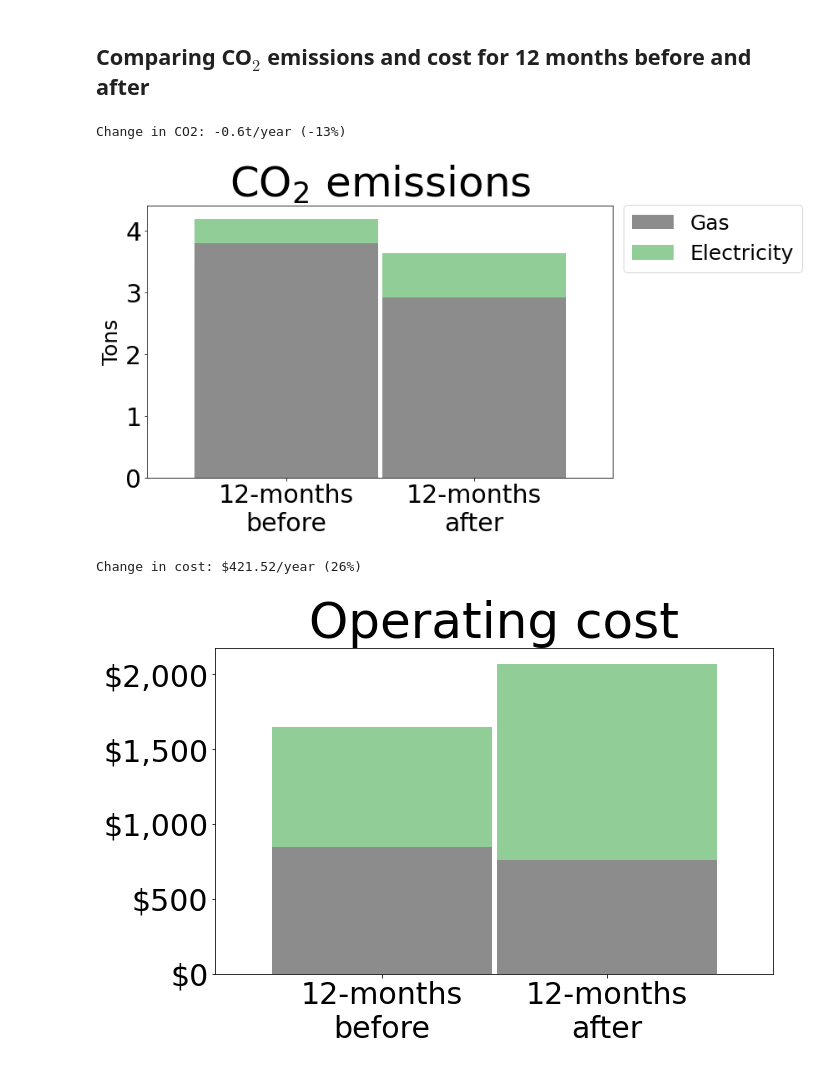
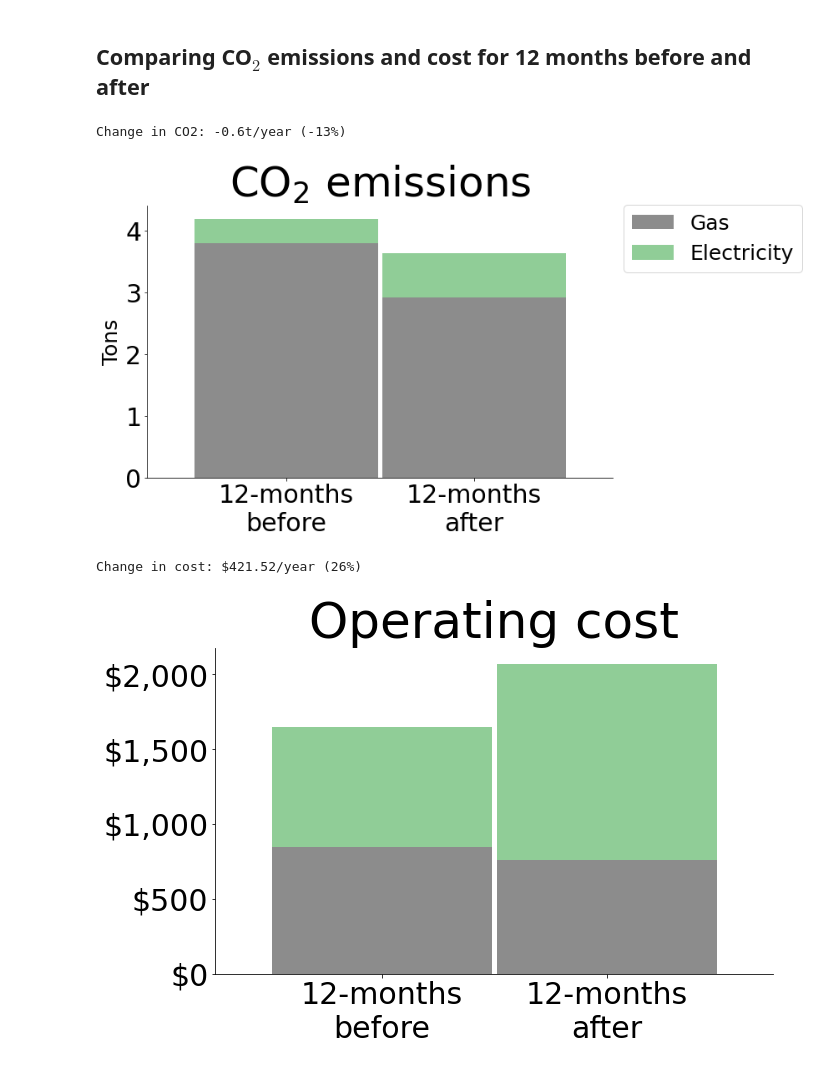
Before and after one commit to ryanfobel/utility-bill-scraper, a Jupyter notebook: notebooks/features/case_study.ipynb, the cells around one changed output. Saved outputs shown, nothing was run; the diff lists cells and outputs as text; code cells hidden in the pictures.

Commit message:
Fix figure borders on Colab

```diff
--- a/notebooks/features/case_study.ipynb
+++ b/notebooks/features/case_study.ipynb
@@ -323,6 +340,9 @@ print("Change in CO2: %.1ft/year (%.0f%%)" % (change_tco2,
 )
 plt.yticks(range(5))
 plt.ylabel("Tons", fontsize=25)
+ax = plt.gca()
+ax.spines["right"].set_visible(False)
+ax.spines["top"].set_visible(False)
 plt.savefig(
     os.path.join("images", "compare_emissions.svg"),
     bbox_inches=bbox_inches,
@@ -331,38 +351,41 @@ plt.savefig(
 )
 # %% [output]
 Change in CO2: -0.6t/year (-13%)
-[figure, old version]
+[figure, new version]
 # %%
 comparison = cost.iloc[before_idx[-12:] + after_idx[:12]].copy()
 comparison["Total"] = comparison["Gas"] + comparison["Electricity"]
 comparison["Period"] = ["12-months\nbefore"]*12 + ["12-months\nafter"]*12
 comparison.drop(columns="year", inplace=True)
 comparison.groupby("Period").sum().sort_index(ascending=False)[["Gas", "Electricity"]].plot.bar(
     width=.98,
     stacked=True,
     color=["#8c8c8c", "#90cd97"],
     fontsize=30,
     figsize=(10, 6),
     legend=None,
 )
 plt.xticks(rotation=0)
 #plt.legend(bbox_to_anchor=(1, 1.04), fontsize=25)
 plt.title("Operating cost", fontsize=50)
 plt.xlabel("")
 plt.yticks(np.arange(0, 2500, step=500),
     ["${:,}".format(tic) for tic in np.arange(0, 2500, step=500)],
     fontsize=30,
 );
 change_cost = np.diff(comparison.groupby("Period").sum()["Total"].sort_index(ascending=False))[0]
 print("Change in cost: $%.2f/year (%.0f%%)" % (change_cost,
     (100 * change_cost / comparison.iloc[:12].sum()['Total']))
 )
+ax = plt.gca()
+ax.spines["right"].set_visible(False)
+ax.spines["top"].set_visible(False)
 plt.savefig(
     os.path.join("images", "compare_operating_cost.svg"),
     bbox_inches=bbox_inches,
     transparent=transparent,
     facecolor=facecolor,
 )
 # %% [output]
 Change in cost: $421.52/year (26%)
-[figure, old version]
+[figure, new version]
```
Also changed, not shown: parts of 7 cells of this notebook, 8 other files.
